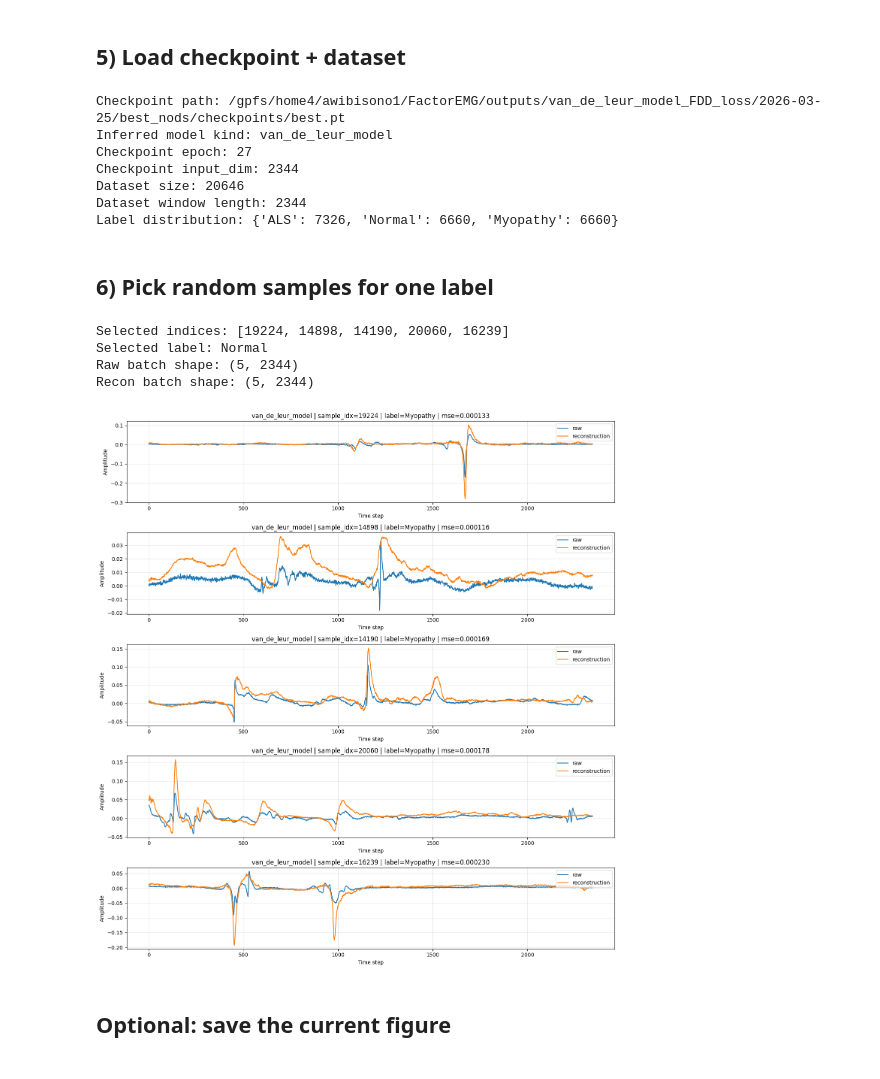
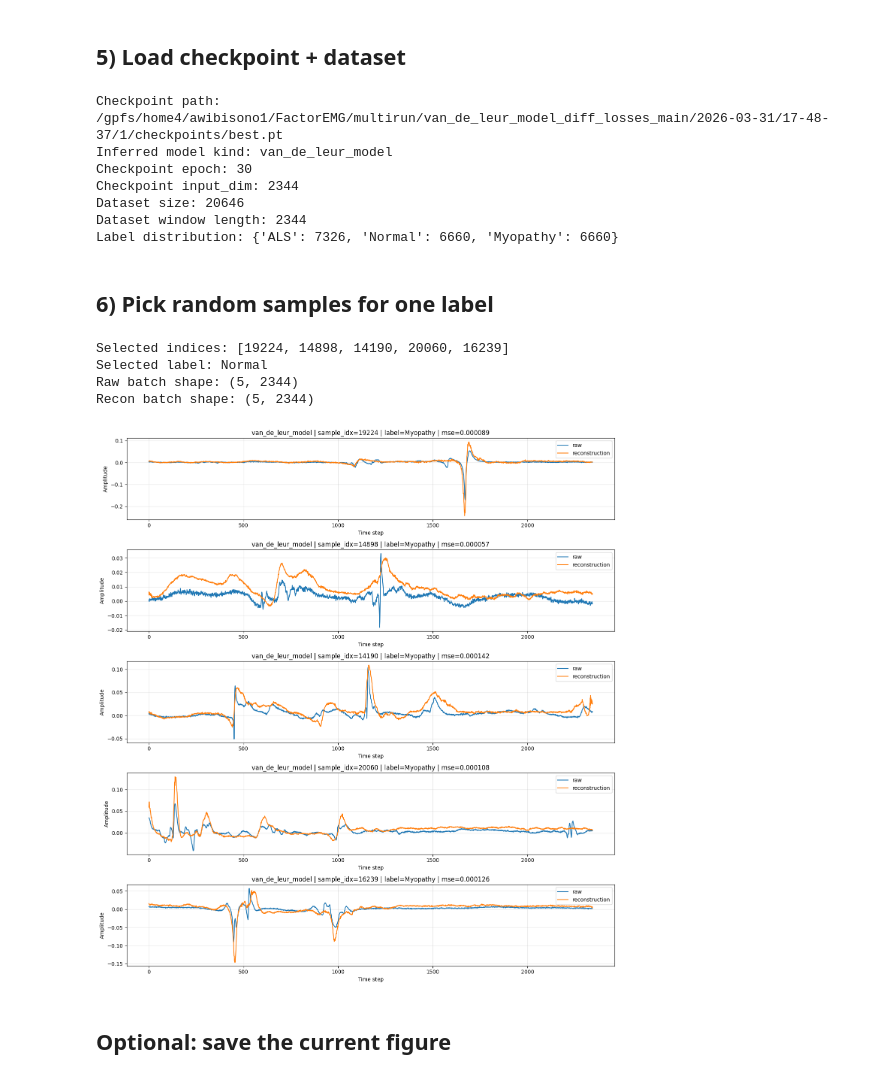
Before and after one commit to anantawibisono/ecgxai-nEMG_thesis, a Jupyter notebook: nemg/notebooks/reconstruct_by_label_nemg_v2.ipynb, the cells around one changed output. Saved outputs shown, nothing was run; the diff lists cells and outputs as text; code cells hidden in the pictures.

```diff
--- a/nemg/notebooks/reconstruct_by_label_nemg_v2.ipynb
+++ b/nemg/notebooks/reconstruct_by_label_nemg_v2.ipynb
@@ -34,7 +34,7 @@ import torch
 # Leave REPO_ROOT as None if you run this notebook somewhere inside the repo.
 REPO_ROOT = None
 
-CHECKPOINT_PATH = Path("outputs/van_de_leur_model_FDD_loss/2026-03-25/best_nods/checkpoints/best.pt")
+CHECKPOINT_PATH = Path("multirun/van_de_leur_model_diff_losses_main/2026-03-31/17-48-37/1/checkpoints/best.pt")
 SPLIT_CSV = Path("data/emglab/splits/fold_0/val.csv")
 WINDOWS_DIR = Path("data/emglab/windows_w100_h100")
 
@@ -316,9 +316,9 @@ if int(checkpoint["input_dim"]) != int(dataset.win_len):
         f"Checkpoint input_dim ({checkpoint['input_dim']}) does not match dataset win_len ({dataset.win_len})."
     )
 # %% [output]
-Checkpoint path: /gpfs/home4/awibisono1/FactorEMG/outputs/van_de_leur_model_FDD_loss/2026-03-25/best_nods/checkpoints/best.pt
+Checkpoint path: /gpfs/home4/awibisono1/FactorEMG/multirun/van_de_leur_model_diff_losses_main/2026-03-31/17-48-37/1/checkpoints/best.pt
 Inferred model kind: van_de_leur_model
-Checkpoint epoch: 27
+Checkpoint epoch: 30
 Checkpoint input_dim: 2344
 Dataset size: 20646
 Dataset window length: 2344
@@ -329,38 +329,38 @@ Label distribution: {'ALS': 7326, 'Normal': 6660, 'Myopathy': 6660}
 selected_indices = sample_indices_for_label(
     dataset=dataset,
     target_label="Myopathy",  # "ALS", "Normal", "Myopathy"
-    n_samples=NUM_RANDOM_SAMPLES,
-    seed=RANDOM_SEED,
+    n_samples=5,
+    seed=42,
 )
 
 raw_batch, labels = fetch_samples(dataset, selected_indices)
 
 print("Selected indices:", selected_indices)
 print("Selected label:", TARGET_LABEL)
 print("Raw batch shape:", tuple(raw_batch.shape))
 
 recon_batch = reconstruct_batch(
     model=model,
     batch_x=raw_batch,
     device=DEVICE,
     deterministic=DETERMINISTIC_RECON,
 )
 
 print("Recon batch shape:", tuple(recon_batch.shape))
 
 plot_reconstructions(
     raw_batch=raw_batch,
     recon_batch=recon_batch,
     indices=selected_indices,
     labels=labels,
     title_prefix=f"{inferred_model_kind} | ",
 )
 # %% [output]
 Selected indices: [19224, 14898, 14190, 20060, 16239]
 Selected label: Normal
 Raw batch shape: (5, 2344)
 Recon batch shape: (5, 2344)
-[figure, old version]
+[figure, new version]
 # %% [markdown]
 ## Optional: save the current figure
 # %%
```
Also changed, not shown: 10 other files.
